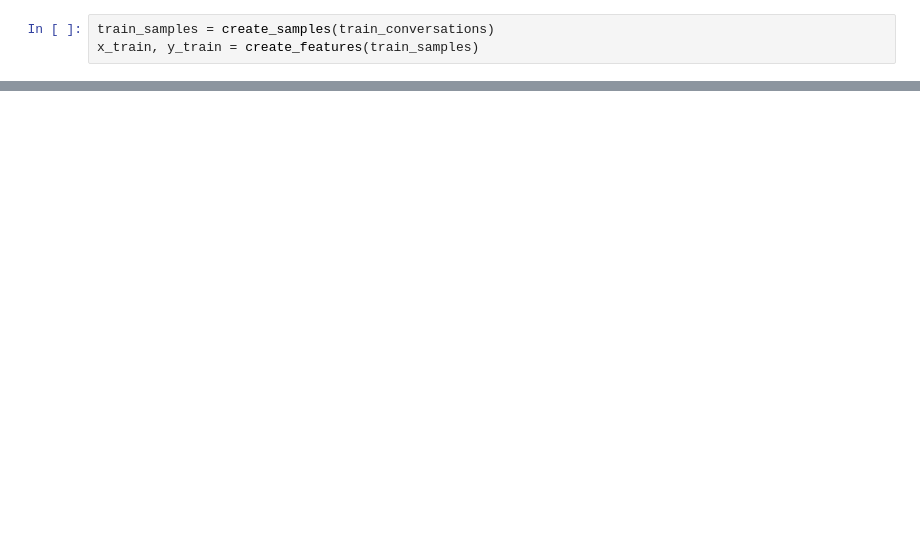
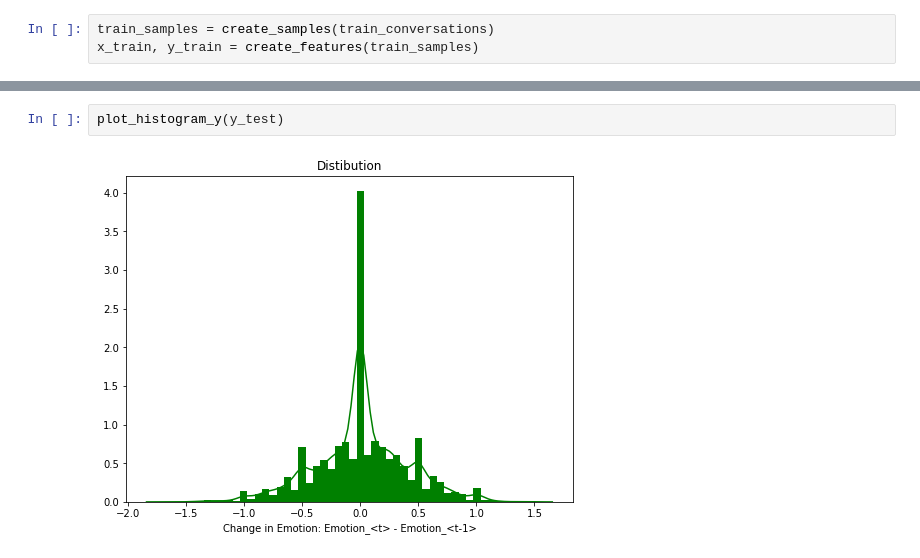
Before and after one commit to zmahoor/loris_ai_data_challenge, a Jupyter notebook: question_2.ipynb, the cells around one changed output, grey strips where cells are left out. Cells and saved outputs as stored; diff of their text form; blank space fills up the shorter version.

```diff
--- a/question_2.ipynb
+++ b/question_2.ipynb
@@ -172,0 +137,4 @@ model = fit_svm_model(x_train, y_train)
+# %%
+plot_histogram_y(y_test)
+# %% [output]
+[figure, added]
```
Also changed, not shown: parts of 29 cells of this notebook, 22 other files.
